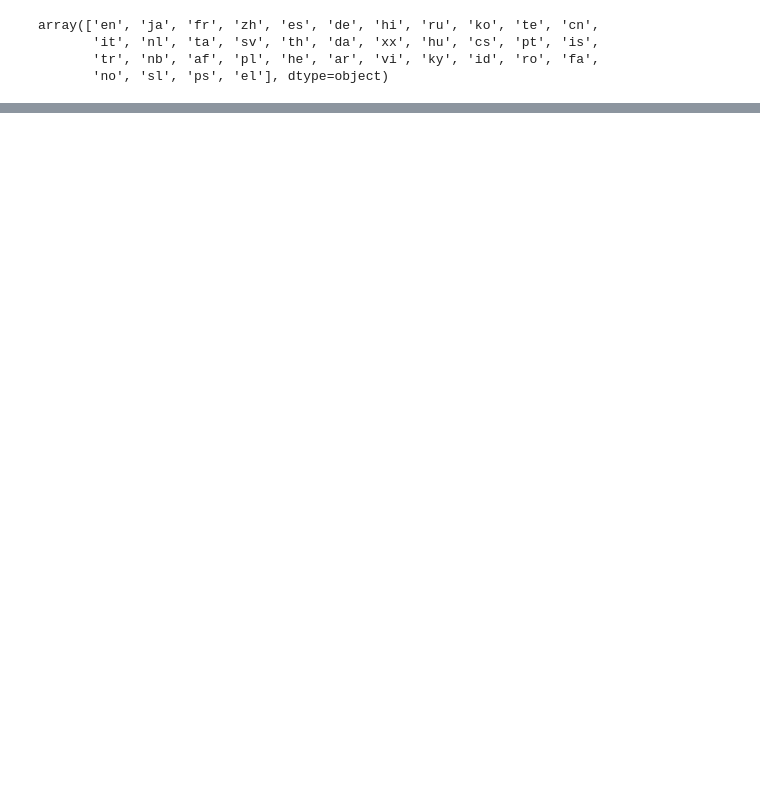
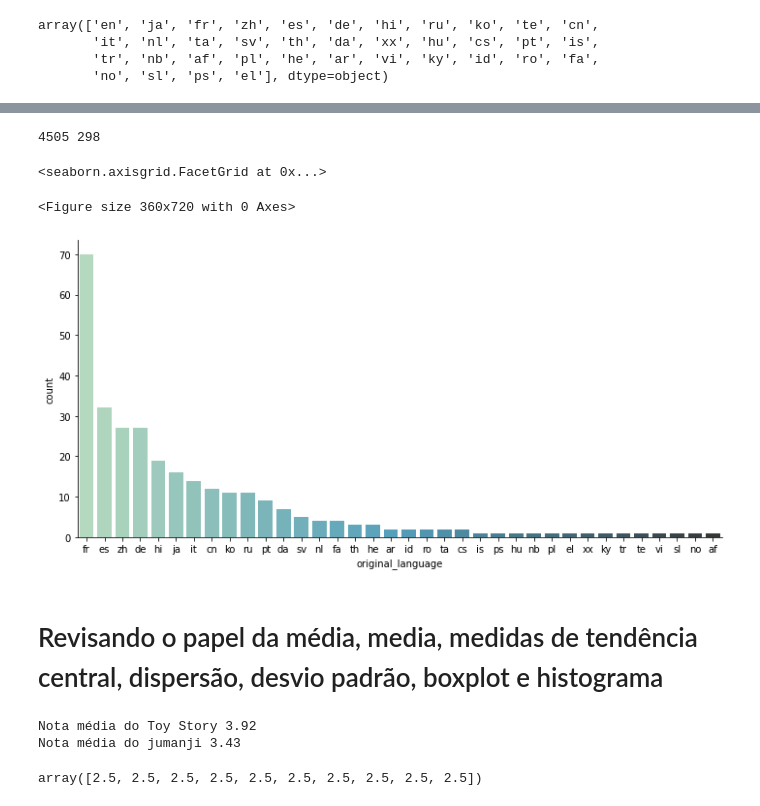
Before and after one commit to arrudaluucas/EstudoPython, a Jupyter notebook: Introdução_a_Data_Science.ipynb, the cells around one changed output, grey strips where cells are left out. Drawn from its saved outputs; the diff is of its cells as text; code cells hidden in the pictures; blank space fills up the shorter version.

```diff
--- a/Introdução_a_Data_Science.ipynb
+++ b/Introdução_a_Data_Science.ipynb
@@ -255,0 +226,8 @@ sns.catplot(x = 'original_language', kind='count', data = movies)
+# %%
+total_por_lingua = movies['original_language'].value_counts()
+total_geral = total_por_lingua.sum()
+total_ingles = total_por_lingua.loc['en']
+total_resto = total_geral - total_ingles
+print(total_ingles, total_resto)
+# %% [output]
+4505 298
@@ -255,0 +241,36 @@ sns.catplot(x = 'original_language', kind='count', data = movies)
+# %%
+import seaborn as sns
+import matplotlib.pyplot as plt
+filmes_sem_ingles = movies.query("original_language != 'en'")
+total_sem_ingles = filmes_sem_ingles.original_language.value_counts()
+plt.figure(figsize=(5,10))
+
+sns.catplot(x = "original_language",
+            kind='count',
+            data = filmes_sem_ingles,
+            aspect=2,
+            palette="GnBu_d",
+            order=total_sem_ingles.index)
+# %% [output]
+<seaborn.axisgrid.FacetGrid at 0x...>
+<Figure size 360x720 with 0 Axes>
+[figure, added]
+# %% [markdown]
+# Revisando o papel da média, media, medidas de tendência central, dispersão, desvio padrão, boxplot e histograma
+# %%
+filmes.head(2)
+notas_toy_story = notas.query('filmeId==1')
+notas_jumanji = notas.query('filmeId==2')
+print("Nota média do Toy Story %.2f" % notas_toy_story.nota.mean())
+print("Nota média do jumanji %.2f" % notas_jumanji.nota.mean())
+print("Nota média do Toy Story %.2f" % notas_toy_story.nota.median())
+print("Nota média do jumanji %.2f" % notas_jumanji.nota.median())
+# %% [output]
+Nota média do Toy Story 3.92
+Nota média do jumanji 3.43
+# %%
+import numpy as np
+
+np.array([2.5] * 10)
+# %% [output]
+array([2.5, 2.5, 2.5, 2.5, 2.5, 2.5, 2.5, 2.5, 2.5, 2.5])
```
Also changed, not shown: parts of 14 cells of this notebook.
